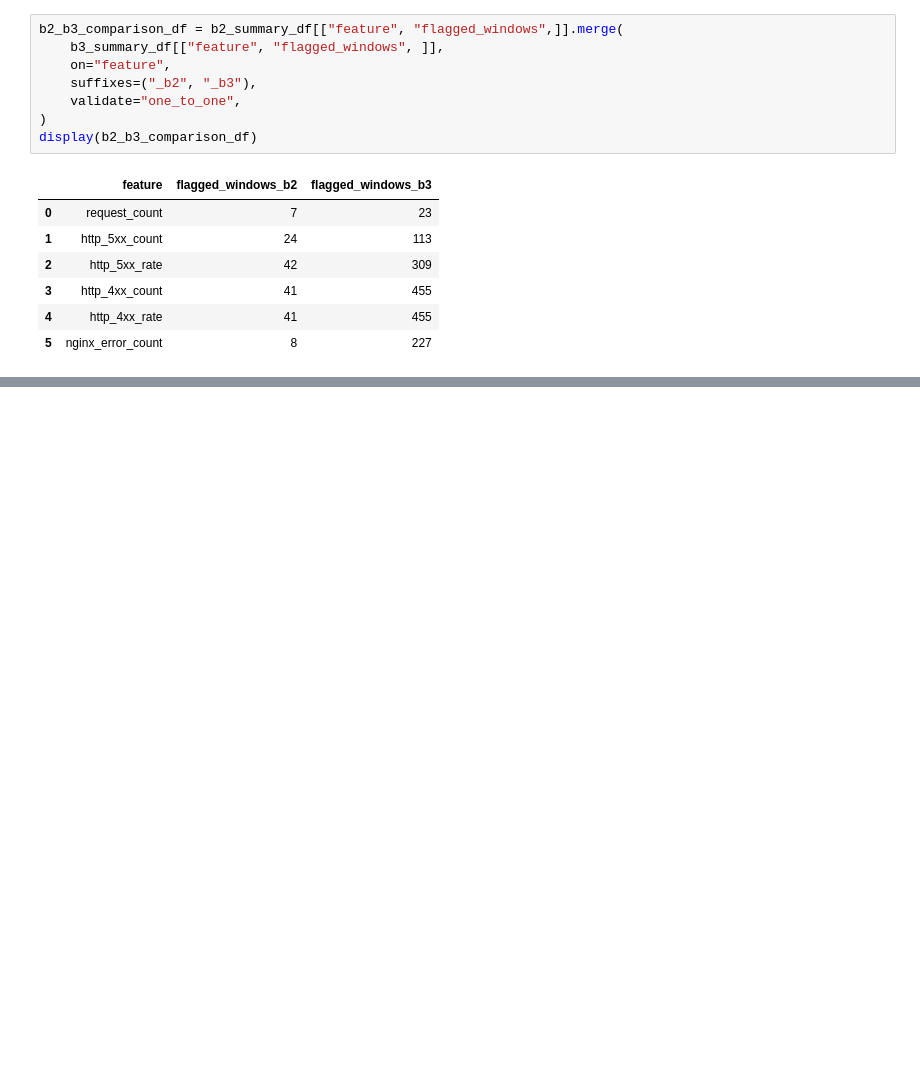
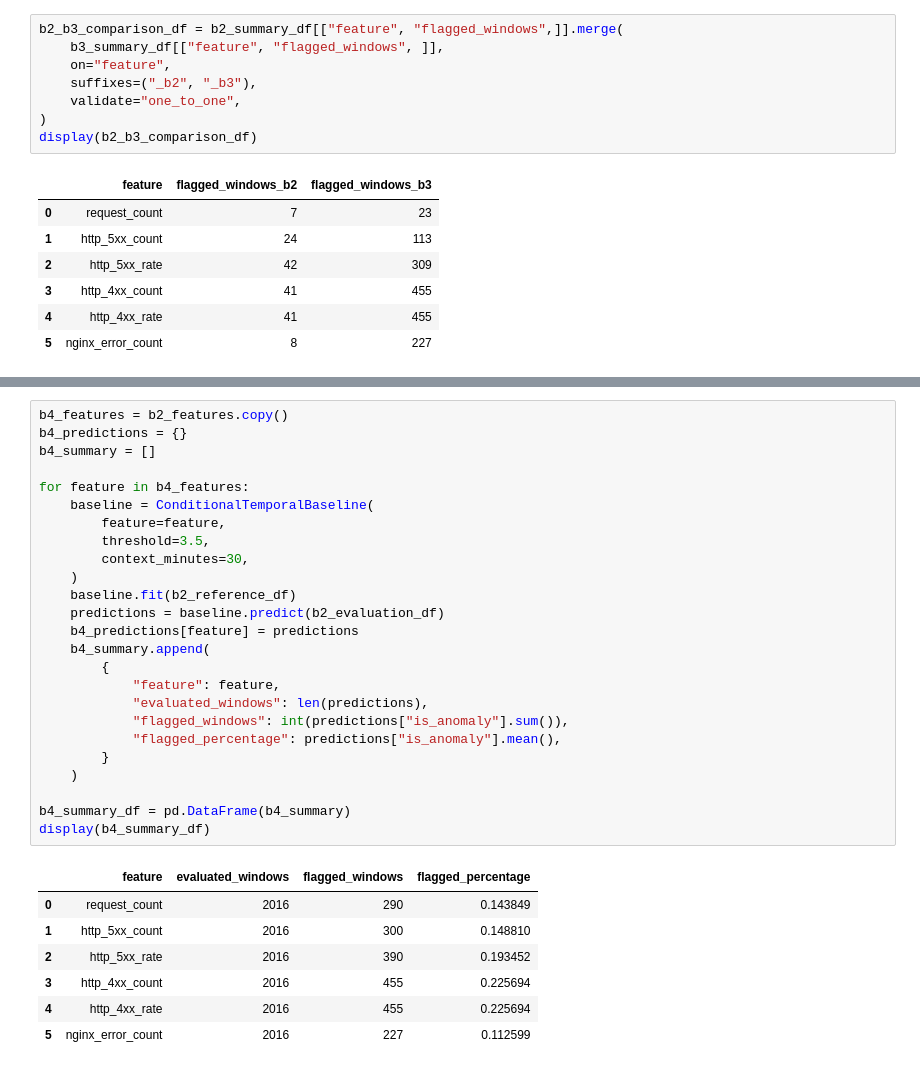
Before and after one commit to astrolabsoftware/fink-api-anomaly-detection, a Jupyter notebook: notebooks/04_baselines_evaluation.ipynb, the cells around one changed output, grey strips where cells are left out. Drawn from its saved outputs; the diff is of its cells as text; blank space fills up the shorter version.

```diff
--- a/notebooks/04_baselines_evaluation.ipynb
+++ b/notebooks/04_baselines_evaluation.ipynb
@@ -352,0 +354,33 @@ Unique windows flagged by at least one feature: 101 / 2016
+# %%
+b4_features = b2_features.copy()
+b4_predictions = {}
+b4_summary = []
+
+for feature in b4_features:
+    baseline = ConditionalTemporalBaseline(
+        feature=feature,
+        threshold=3.5,
+        context_minutes=30,
+    )
+    baseline.fit(b2_reference_df)
+    predictions = baseline.predict(b2_evaluation_df)
+    b4_predictions[feature] = predictions
+    b4_summary.append(
+        {
+            "feature": feature,
+            "evaluated_windows": len(predictions),
+            "flagged_windows": int(predictions["is_anomaly"].sum()),
+            "flagged_percentage": predictions["is_anomaly"].mean(),
+        }
+    )
+
+b4_summary_df = pd.DataFrame(b4_summary)
+display(b4_summary_df)
+# %% [output]
+|  | feature | evaluated_windows | flagged_windows | flagged_percentage |
+| 0 | request_count | 2016 | 290 | 0.143849 |
+| 1 | http_5xx_count | 2016 | 300 | 0.148810 |
+| 2 | http_5xx_rate | 2016 | 390 | 0.193452 |
+| 3 | http_4xx_count | 2016 | 455 | 0.225694 |
+| 4 | http_4xx_rate | 2016 | 455 | 0.225694 |
+| 5 | nginx_error_count | 2016 | 227 | 0.112599 |
```
Also changed, not shown: parts of 10 cells of this notebook, 3 other files.
